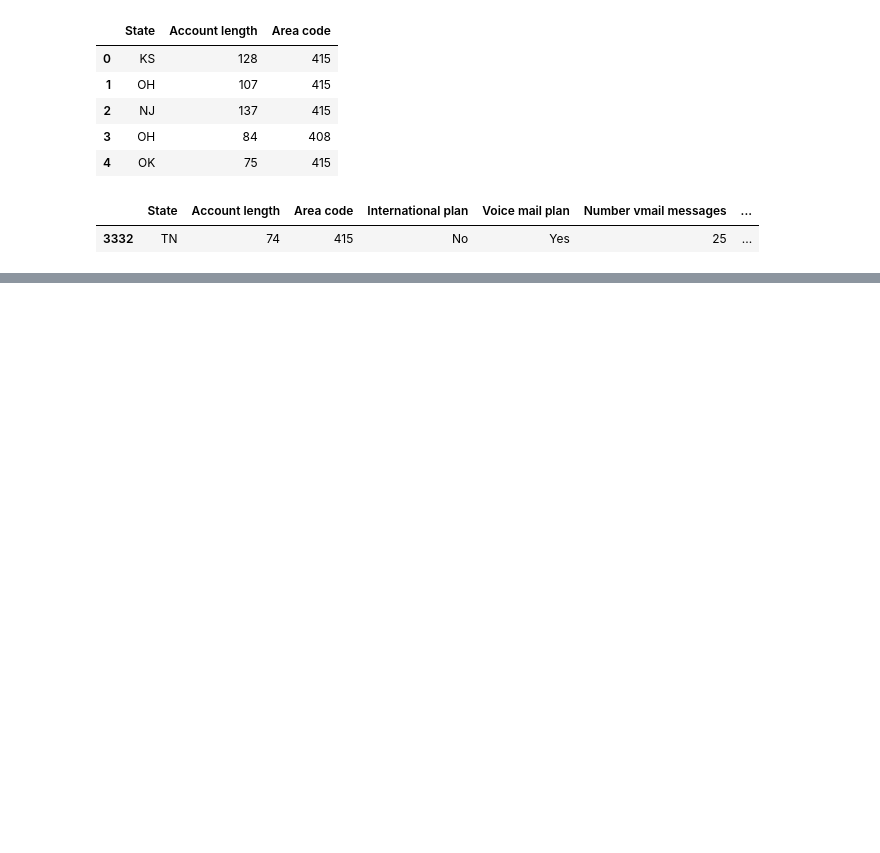
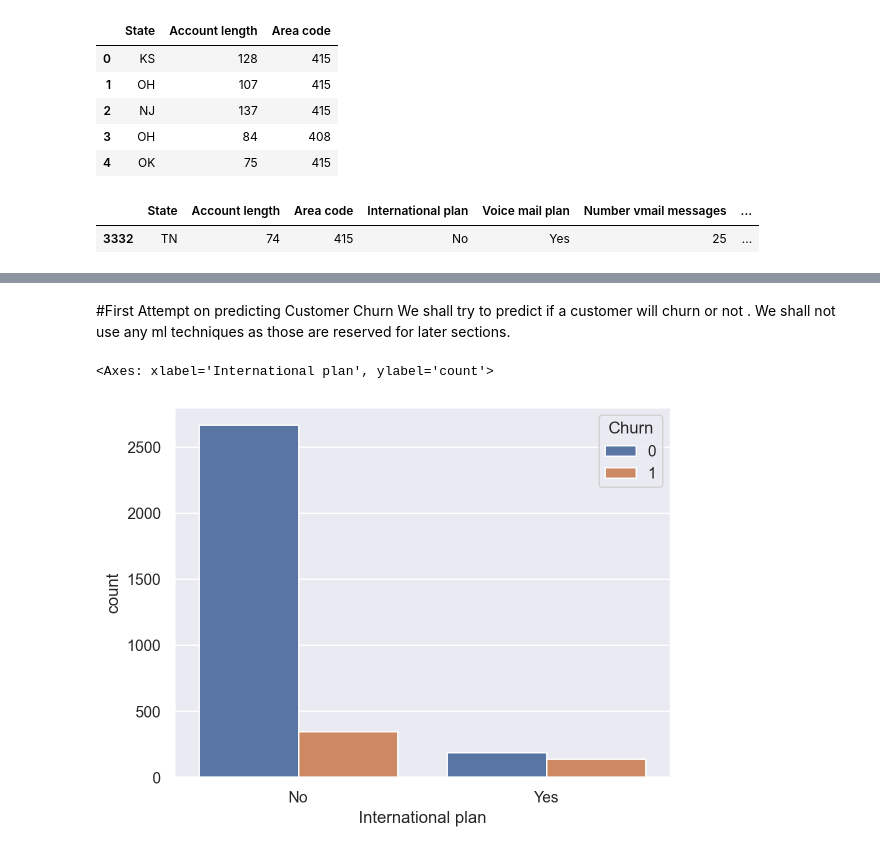
Before and after one commit to sk13g23/MLCourse, a Jupyter notebook: Topic_1/EDA_WITH_PYTHON.ipynb, the cells around one changed output, grey strips where cells are left out. Drawn from its saved outputs; the diff is of its cells as text; code cells hidden in the pictures; blank space fills up the shorter version.

```diff
--- a/Topic_1/EDA_WITH_PYTHON.ipynb
+++ b/Topic_1/EDA_WITH_PYTHON.ipynb
@@ -231,0 +243,4 @@ df[-1:]
+# %%
+d = {"No": False, "Yes": True}
+df["International plan"] = df["International plan"].map(d)
+df.head()
@@ -231,0 +256,3 @@ df[-1:]
+# %%
+df["International plan"] = df["International plan"].replace({False : "No" , True : "Yes"})
+df.head()
@@ -231,0 +322,4 @@ df[-1:]
+# %%
+df["Total Minutes"] = df["Total day minutes"] + df["Total eve minutes"] + df["Total night minutes"]
+df["Total Calls"] = df["Total day calls"] + df["Total eve calls"] + df["Total night calls"] + df["Total intl calls"]
+df.head()
@@ -231,0 +343,19 @@ df[-1:]
+# %% [markdown]
+#First Attempt on predicting Customer Churn
+We shall try to predict if a customer will churn or not . We shall not use any ml techniques as those are reserved for later sections.
+# %%
+# some imports to set up plotting
+import matplotlib.pyplot as plt
+
+# !pip install seaborn
+import seaborn as sns
+
+# import some nice vis settings
+sns.set()
+# Graphics in the Retina format are more sharp and legible
+%config InlineBackend.figure_format = 'retina'
+# %%
+sns.countplot(x= "International plan", hue = "Churn", data = df)
+# %% [output]
+<Axes: xlabel='International plan', ylabel='count'>
+[figure, added]
```
Also changed, not shown: parts of 27 cells of this notebook.
